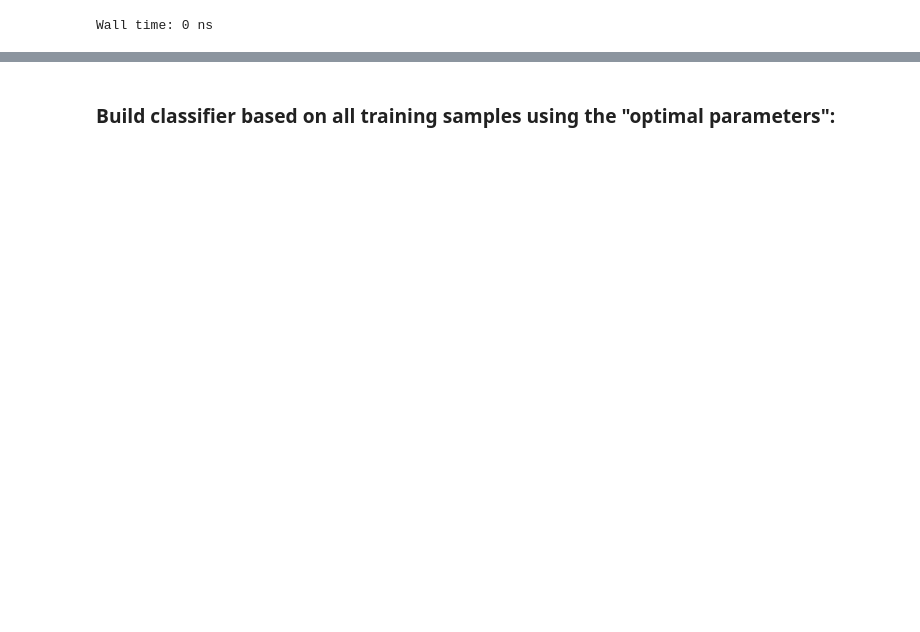
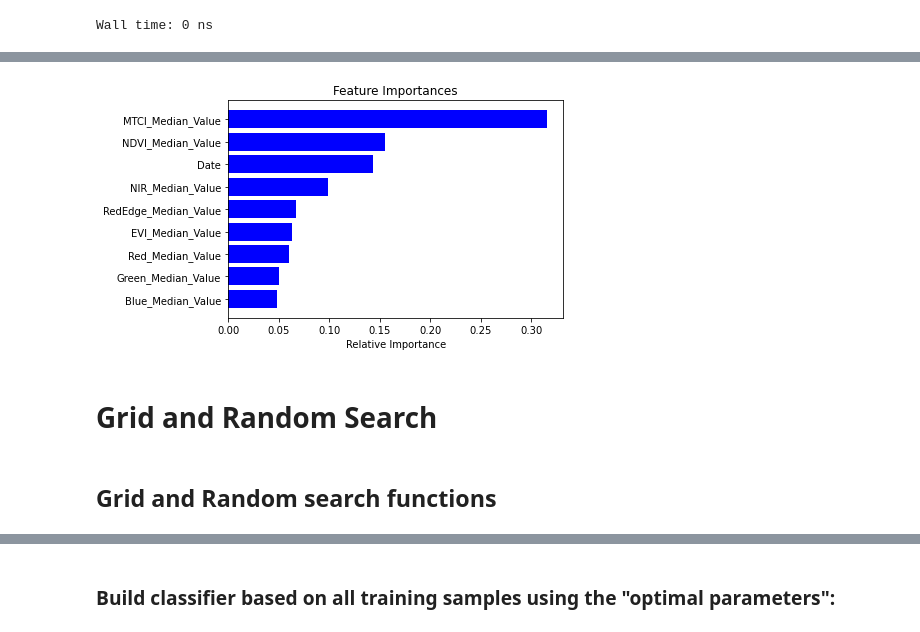
Before and after one commit to fahadijaz/spring_wheat_yield_prediction, a Jupyter notebook: DS Special Syllabus Report/Code/2. Machine Learning.ipynb, the cells around one changed output, grey strips where cells are left out. Drawn from its saved outputs; the diff is of its cells as text; code cells hidden in the pictures; blank space fills up the shorter version.

```diff
--- a/DS Special Syllabus Report/Code/2. Machine Learning.ipynb
+++ b/DS Special Syllabus Report/Code/2. Machine Learning.ipynb
@@ -177,9 +199,9 @@ target_cols=yield_cols_found[0]
 #==============================================================================
 
 temp_X = df.drop(columns = yield_cols_found)
-y = df[target_cols].values.flatten()
+y = df[target_cols]
+# y = df[target_cols].values.flatten()
 comments.append('Drop Days2Heading and Days2Maturity features.')
-comments.append('Target variable is GrainYield.')
-y.shape
+comments.append('GrainYield Target.')
 # %% [output]
 Wall time: 0 ns
@@ -217,0 +233,5 @@ X.shape
+# %%
+# Converting dates to datetime objects in pandas
+temp_X['Date'] = pd.to_datetime(temp_X['Date'])
+
+temp_X.info()
@@ -217,0 +267,15 @@ X.shape
+# %%
+# Converting the entries in Date column to ordinal values
+# This is supposed to improve the predictions over the one hot encoding
+
+import time, datetime
+from datetime import datetime as dt
+
+X = temp_X.copy()
+
+X['Date'] = temp_X['Date'].apply(dt.toordinal)
+X.drop(columns=['Plot_ID'], inplace=True)
+comments.append('Converted dates to ordinal.')
+comments.append('Plot ID Dropped.')
+
+X
@@ -227,7 +321,8 @@ X_train, X_test, y_train, y_test = train_test_split(X,
                                                     y,
                                                     test_size=0.3,
                                                     random_state=5)
-
+X_train.reset_index(drop=True, inplace=True)
+X_test.reset_index(drop=True, inplace=True)
 comments.append('Test train split. test_Size=0.3, random_state=55')
 # %% [output]
 Wall time: 0 ns
@@ -470,0 +472,14 @@ pprint.pprint(gs.__dict__)
+# %%
+features = X.columns
+importances = model.feature_importances_
+indices = np.argsort(importances)
+
+plt.title('Feature Importances')
+plt.barh(range(len(indices)), importances[indices], color='b', align='center')
+plt.yticks(range(len(indices)), [features[i] for i in indices])
+plt.xlabel('Relative Importance')
+plt.show()
+# %% [output]
+[figure, added]
+# %% [markdown]
+# Grid and Random Search
@@ -470,0 +531,2 @@ pprint.pprint(gs.__dict__)
+# %% [markdown]
+## Grid and Random search functions
```
Also changed, not shown: parts of 85 cells of this notebook, 38 other files.
